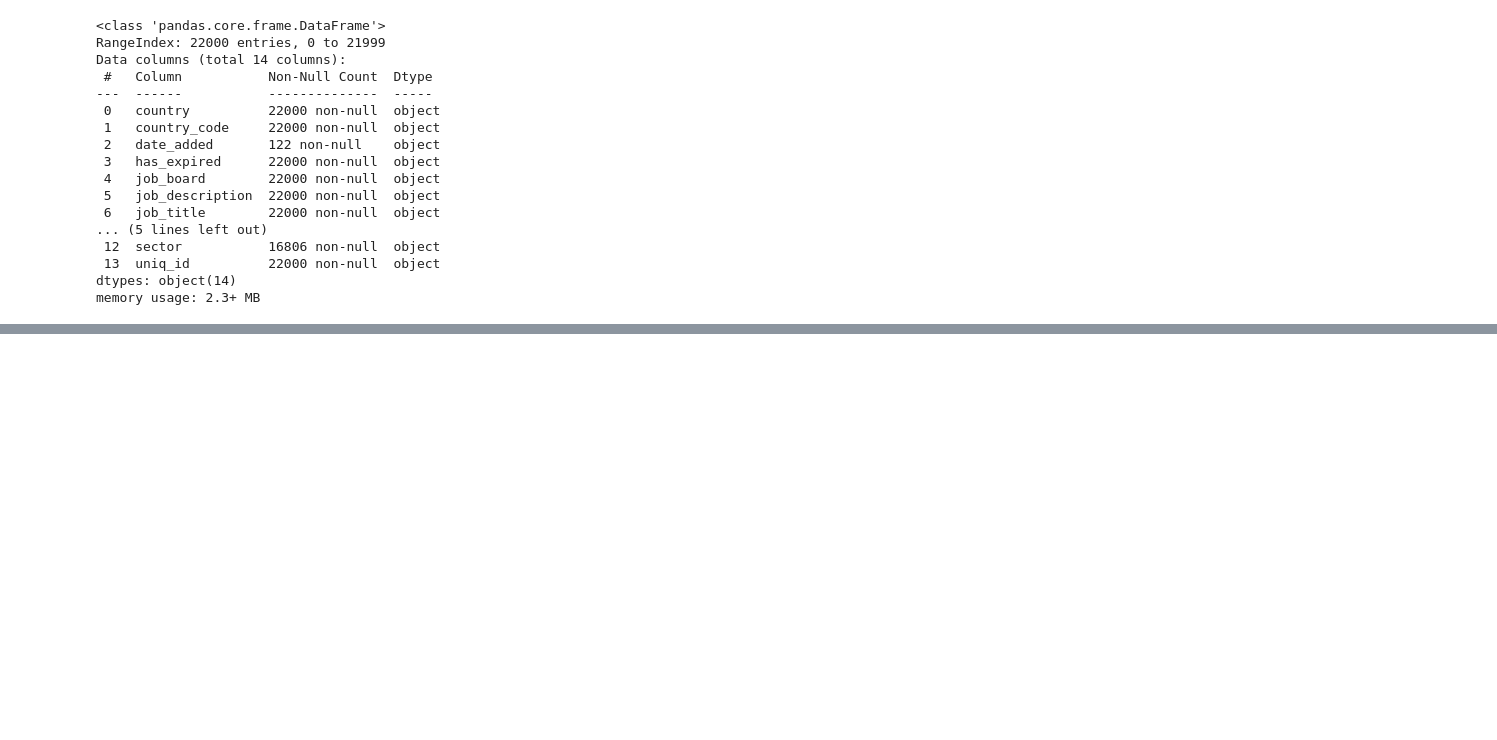
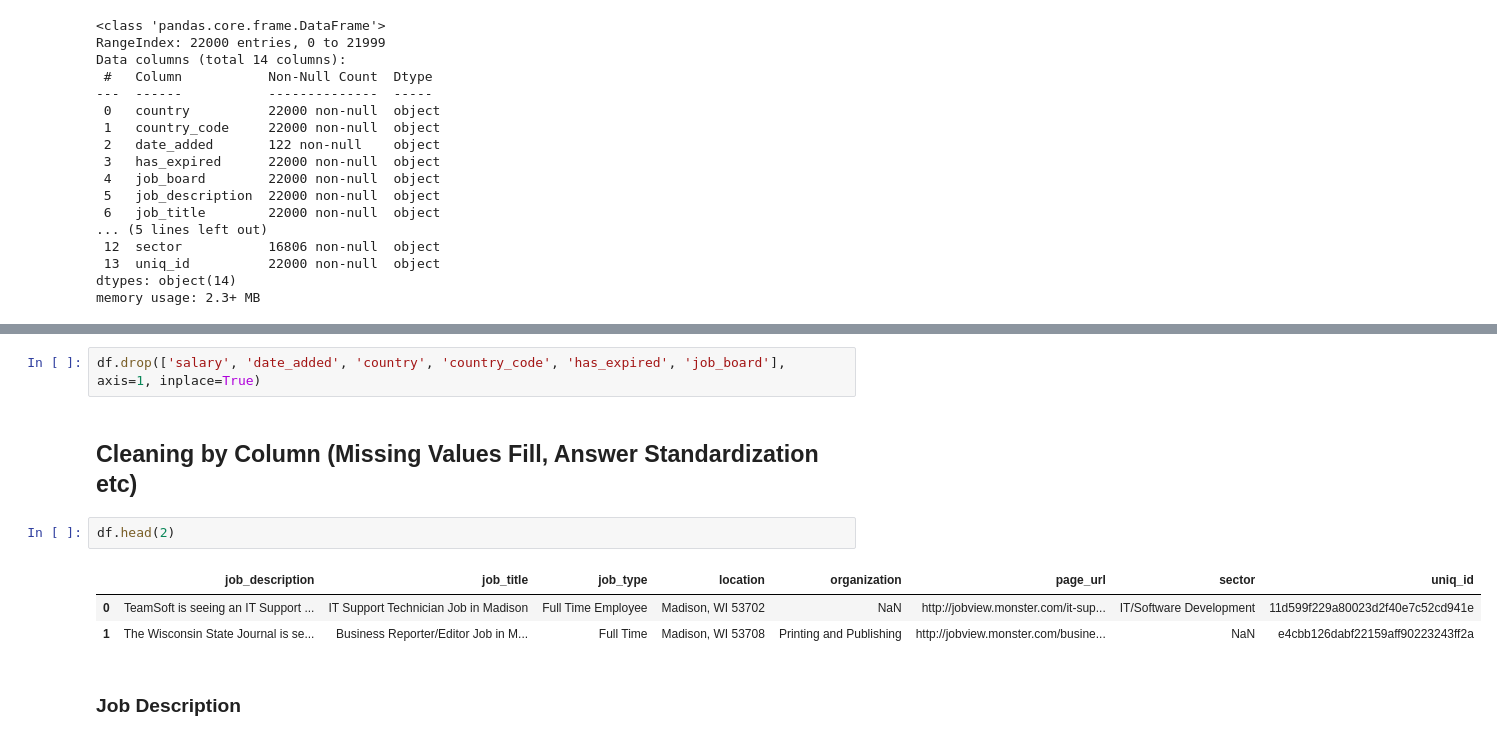
Before and after one commit to shanraeh/Preliminary_Data_Analysis_Workflows, a Jupyter notebook: Monster_Jobs.ipynb, the cells around one changed output, grey strips where cells are left out. Saved outputs shown, nothing was run; the diff lists cells and outputs as text; blank space fills up the shorter version.

```diff
--- a/Monster_Jobs.ipynb
+++ b/Monster_Jobs.ipynb
@@ -40,0 +92,12 @@ memory usage: 2.3+ MB
+# %%
+df.drop(['salary', 'date_added', 'country', 'country_code', 'has_expired', 'job_board'], axis=1, inplace=True)
+# %% [markdown]
+## Cleaning by Column (Missing Values Fill, Answer Standardization etc)
+# %%
+df.head(2)
+# %% [output]
+|  | job_description | job_title | job_type | location | organization | page_url | sector | uniq_id |
+| 0 | TeamSoft is seeing an IT Support ... | IT Support Technician Job in Madison | Full Time Employee | Madison, WI 53702 | NaN | http://jobview.monster.com/it-sup... | IT/Software Development | 11d599f229a80023d2f40e7c52cd941e |
+| 1 | The Wisconsin State Journal is se... | Business Reporter/Editor Job in M... | Full Time | Madison, WI 53708 | Printing and Publishing | http://jobview.monster.com/busine... | NaN | e4cbb126dabf22159aff90223243ff2a |
+# %% [markdown]
+### Job Description
```
Also changed, not shown: parts of 24 cells of this notebook.
